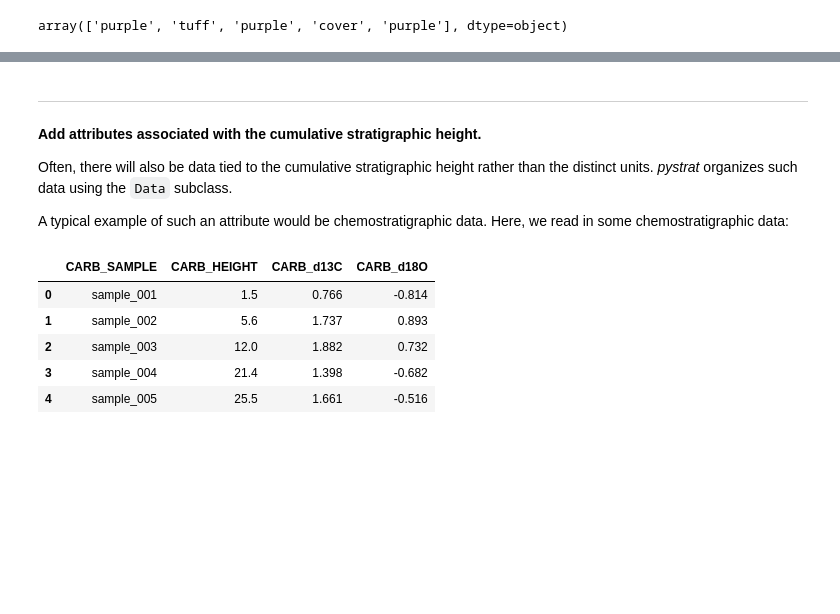
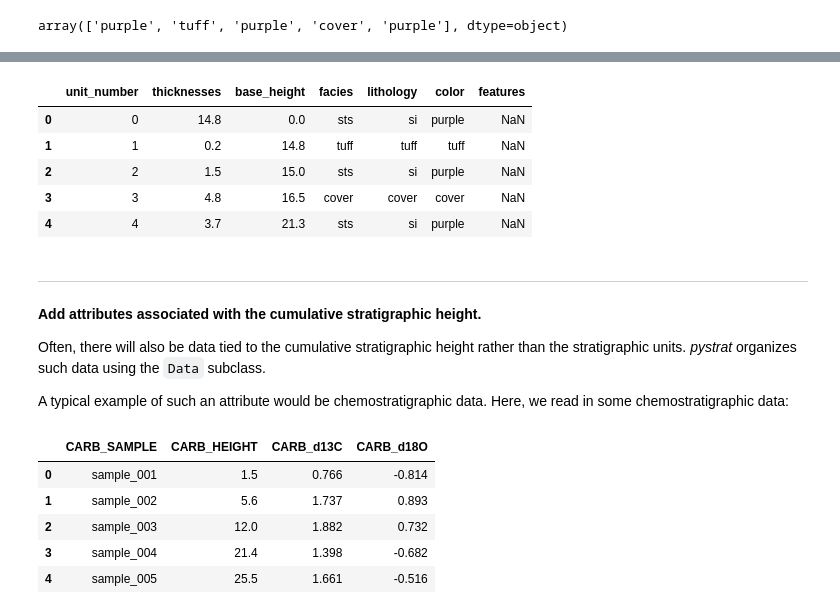
Before and after one commit to yuempark/pystrat, a Jupyter notebook: pystrat-tutorial.ipynb, the cells around one changed output, grey strips where cells are left out. Drawn from its saved outputs; the diff is of its cells as text; code cells hidden in the pictures; blank space fills up the shorter version.

```diff
--- a/pystrat-tutorial.ipynb
+++ b/pystrat-tutorial.ipynb
@@ -106,8 +117,18 @@ array(['purple', 'tuff', 'purple', 'cover', 'purple'], dtype=object)
+# %%
+facies_dataframe = section_01.return_facies_dataframe()
+facies_dataframe.head()
+# %% [output]
+|  | unit_number | thicknesses | base_height | facies | lithology | color | features |
+| 0 | 0 | 14.8 | 0.0 | sts | si | purple | NaN |
+| 1 | 1 | 0.2 | 14.8 | tuff | tuff | tuff | NaN |
+| 2 | 2 | 1.5 | 15.0 | sts | si | purple | NaN |
+| 3 | 3 | 4.8 | 16.5 | cover | cover | cover | NaN |
+| 4 | 4 | 3.7 | 21.3 | sts | si | purple | NaN |
 # %% [markdown]
 ---
 **Add attributes associated with the cumulative stratigraphic height.**
 
-Often, there will also be data tied to the cumulative stratigraphic height rather than the distinct units. *pystrat* organizes such data using the `Data` subclass.
+Often, there will also be data tied to the cumulative stratigraphic height rather than the stratigraphic units. *pystrat* organizes such data using the `Data` subclass.
 
 A typical example of such an attribute would be chemostratigraphic data. Here, we read in some chemostratigraphic data:
 # %%
```
Also changed, not shown: parts of 7 cells of this notebook, 1 other file.
